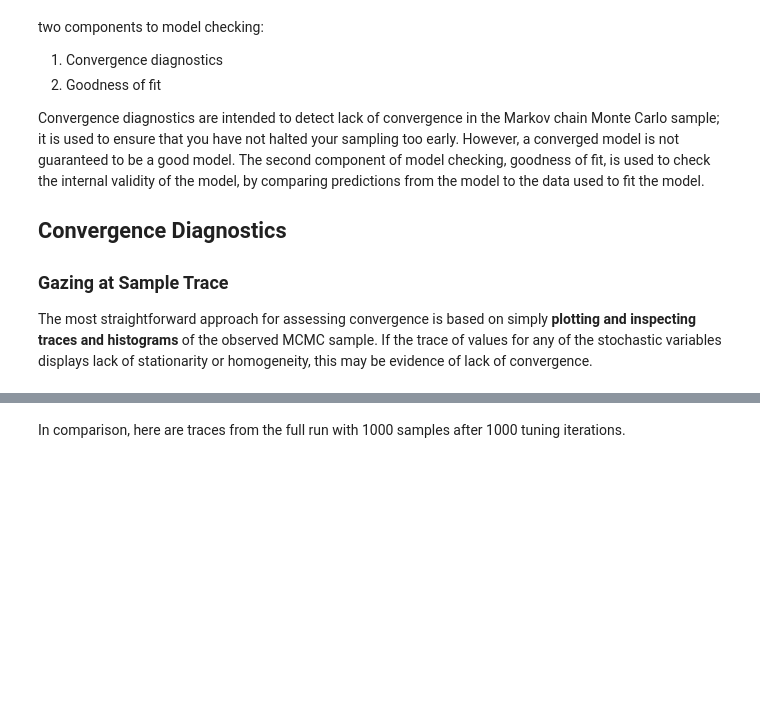
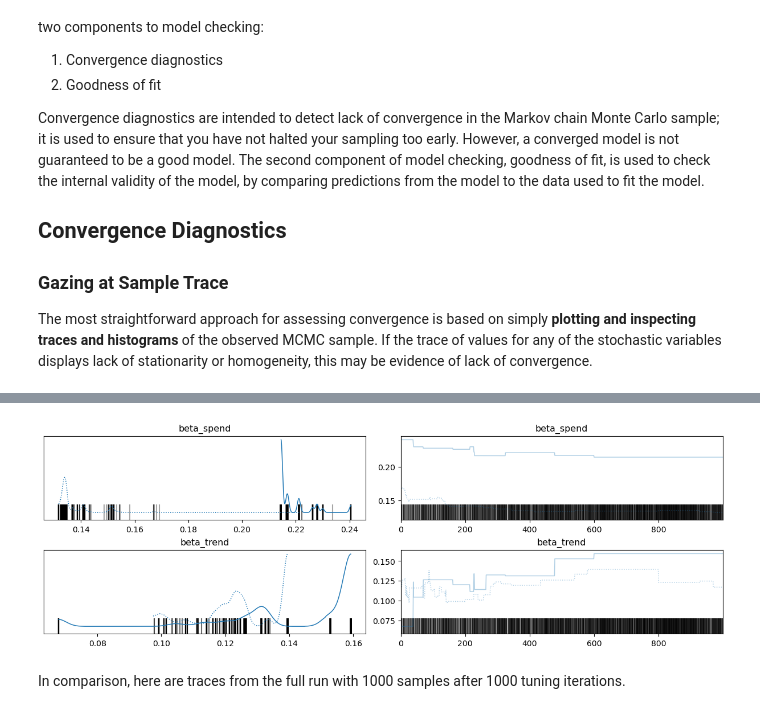
Before and after one commit to fonnesbeck/bayes_pydata_london_2024, a Jupyter notebook: mcmc.ipynb, the cells around one changed output, grey strips where cells are left out. Saved outputs shown, nothing was run; the diff lists cells and outputs as text; code cells hidden in the pictures; blank space fills up the shorter version.

```diff
--- a/mcmc.ipynb
+++ b/mcmc.ipynb
@@ -326,6 +360,6 @@ The most straightforward approach for assessing convergence is based on
 simply **plotting and inspecting traces and histograms** of the observed
 MCMC sample. If the trace of values for any of the stochastic variables displays lack of stationarity or homogeneity, this may be evidence of lack of convergence.
 # %%
-with create_rugby_model():
+with make_model():
 
     bad_trace = pm.sample(1000, tune=10, chains=2, random_seed=random_seed)
@@ -332,5 +379,7 @@ with create_rugby_model():
 # %%
-az.plot_trace(bad_trace, var_names=['eta', 'mu'], backend_kwargs=dict(constrained_layout=True));
+az.plot_trace(bad_trace, var_names=['beta_spend', 'beta_trend'], backend_kwargs=dict(constrained_layout=True));
+# %% [output]
+[figure, added]
 # %% [markdown]
 In comparison, here are traces from the full run with 1000 samples after 1000 tuning iterations.
 # %%
```
Also changed, not shown: parts of 62 cells of this notebook, 2 other files.
